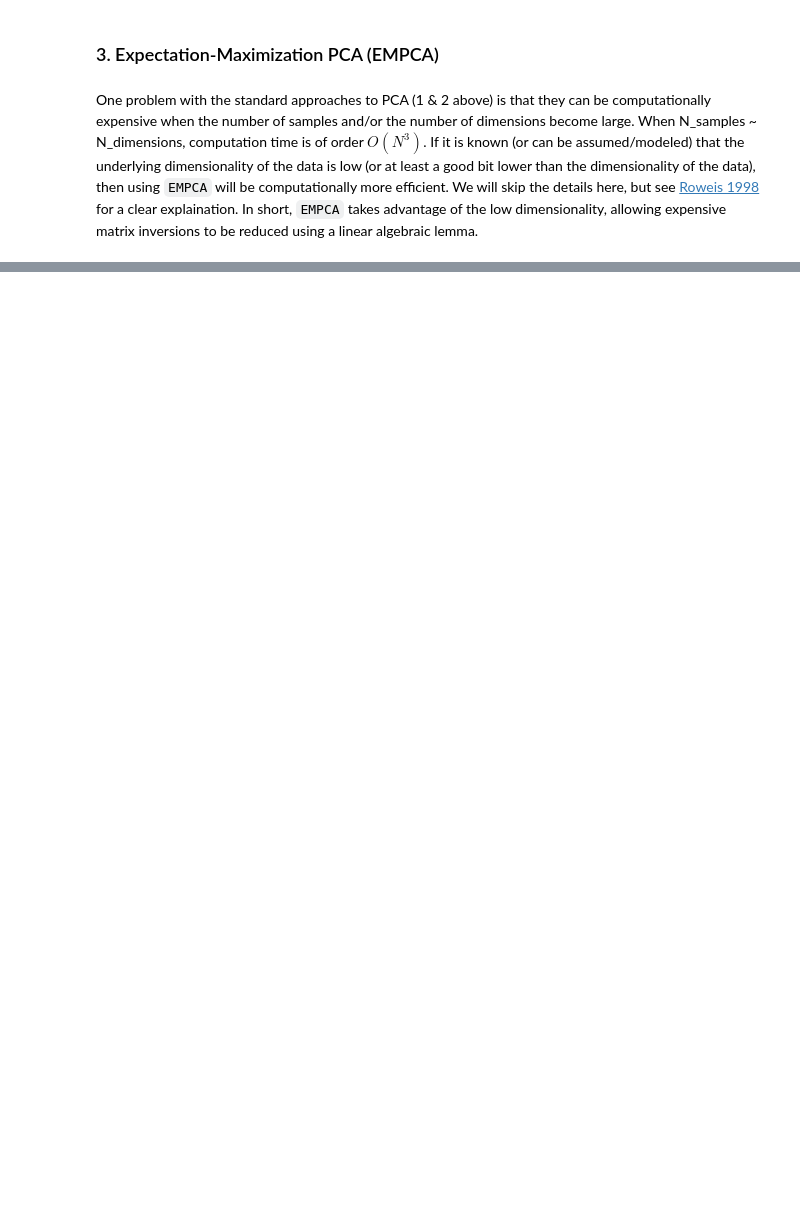
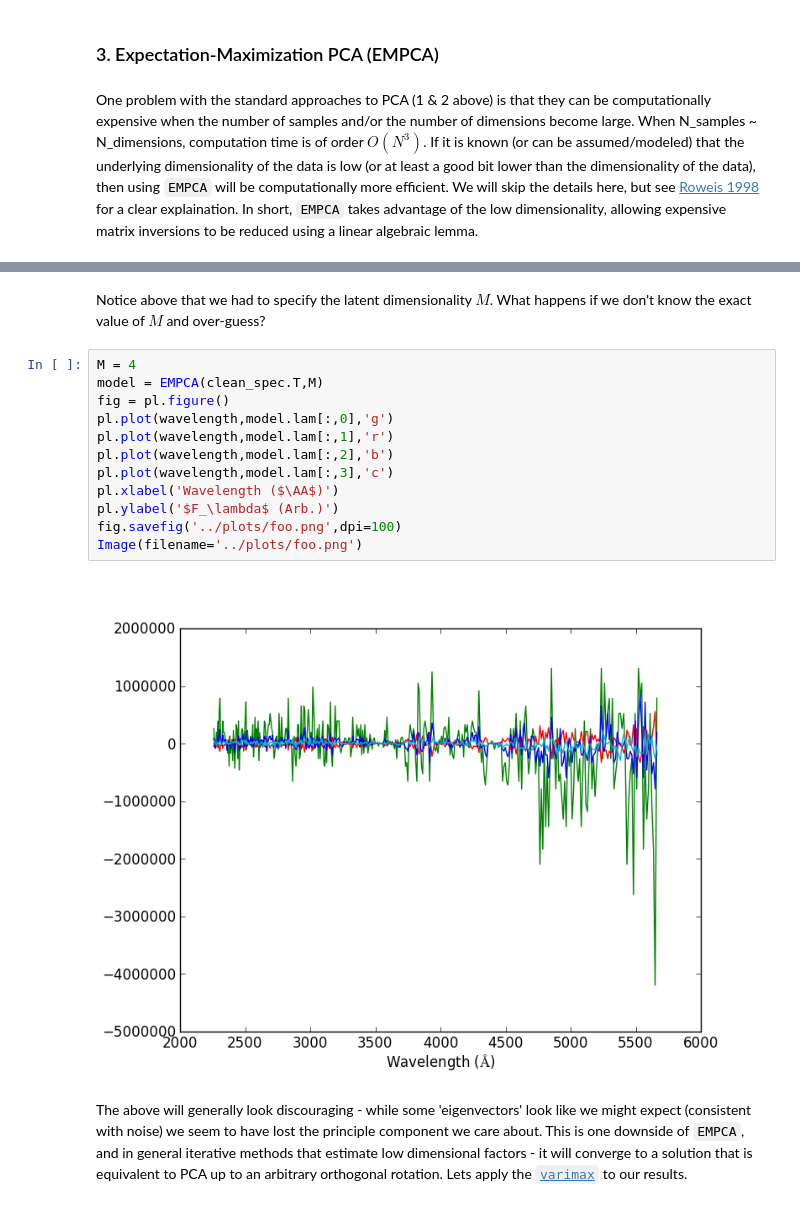
Before and after one commit to rossfadely/consomme, a Jupyter notebook: documents/PCAandEMPCA.ipynb, the cells around one changed output, grey strips where cells are left out. Cells and saved outputs as stored; diff of their text form; blank space fills up the shorter version.

```diff
--- a/documents/PCAandEMPCA.ipynb
+++ b/documents/PCAandEMPCA.ipynb
@@ -103,0 +132,18 @@ One problem with the standard approaches to PCA (1 & 2 above) is that they can b
+# %% [markdown]
+Notice above that we had to specify the latent dimensionality $M$.  What happens if we don't know the exact value of $M$ and over-guess?
+# %%
+M = 4
+model = EMPCA(clean_spec.T,M)
+fig = pl.figure()
+pl.plot(wavelength,model.lam[:,0],'g')
+pl.plot(wavelength,model.lam[:,1],'r')
+pl.plot(wavelength,model.lam[:,2],'b')
+pl.plot(wavelength,model.lam[:,3],'c')
+pl.xlabel('Wavelength ($\AA$)')
+pl.ylabel('$F_\lambda$ (Arb.)')
+fig.savefig('../plots/foo.png',dpi=100)
+Image(filename='../plots/foo.png')
+# %% [output]
+[figure, added]
+# %% [markdown]
+The above will generally look discouraging -  while some 'eigenvectors' look like we might expect (consistent with noise) we seem to have lost the principle component we care about.  This is one downside of `EMPCA`, and in general iterative methods that estimate low dimensional factors - it will converge to a solution that is equivalent to PCA up to an arbitrary orthogonal rotation.  Lets apply the [`varimax`](http://en.wikipedia.org/wiki/Varimax_rotation) to our results.
```
Also changed, not shown: parts of 11 cells of this notebook, 1 other file.
